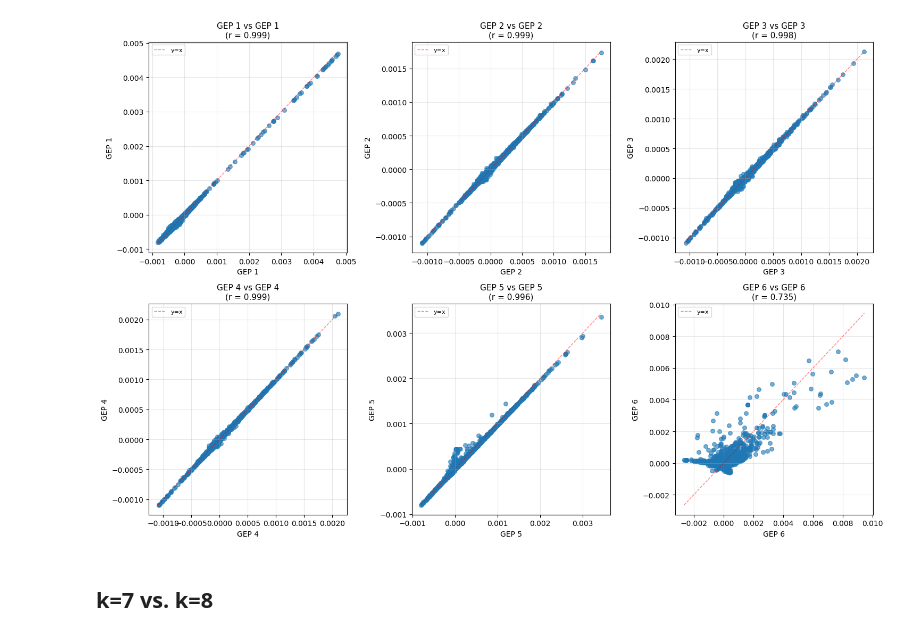
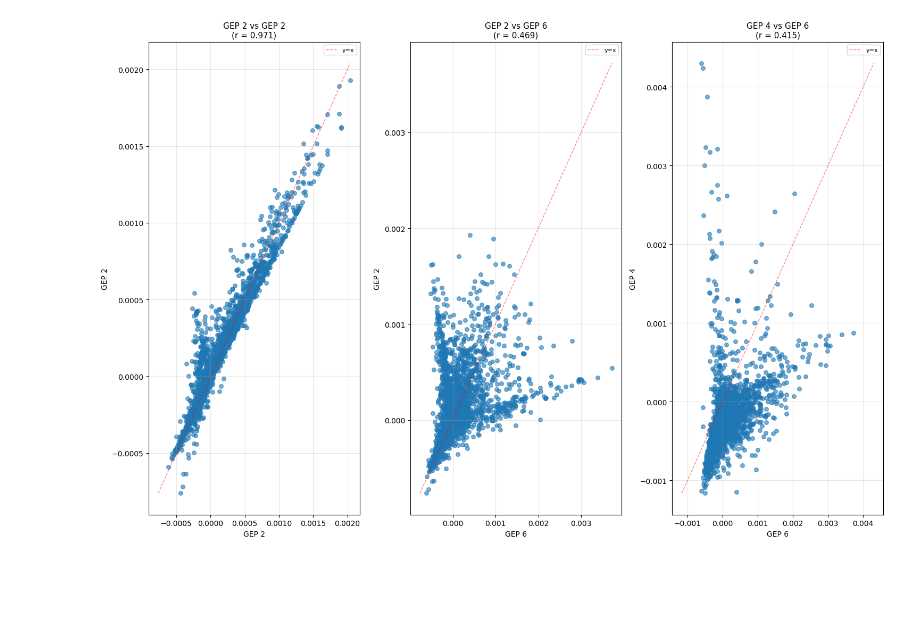
Before and after one commit to sumedhars/dinh-lab-cnmf, a Jupyter notebook: 1_cnmf_result_exploration.ipynb, the cells around one changed output. Cells and saved outputs as stored; diff of their text form; code cells hidden in the pictures; blank space fills up the shorter version.

Commit message:
k comparison clustering

```diff
--- a/1_cnmf_result_exploration.ipynb
+++ b/1_cnmf_result_exploration.ipynb
@@ -68,3 +68,3 @@ def plot_gep_comparisons(df1, df2, gep_pairs, figsize=(15, 10), ncols=3):
 # %%
-s2_k7 = pd.read_csv('all_datasets_consensus/anal_pc5_c21_S2.filtered_consensus_outputs/anal_pc5_c21_S2.filtered.gene_spectra_score.k_7.dt_0_01.txt', sep='\t')
-s2_k7.drop(columns={"Unnamed: 0"}, inplace=True)
+s1_k8 = pd.read_csv('all_datasets_consensus/anal_pc5_c21_S1.filtered_consensus_outputs/anal_pc5_c21_S1.filtered.gene_spectra_score.k_8.dt_0_01.txt', sep='\t', index_col=0)
+s1_k8.head()
@@ -75,5 +79,5 @@ AttributeError: 'NoneType' object has no attribute 'iloc'
 # %%
-s2_k7 = s2_k7.dropna(axis='columns', how='any')
-s2_k7.head(7)
+s1_k8 = s1_k8.dropna(axis='columns', how='any')
+s1_k8.head(7)
 # %% [output]
 |  | A2M | A2ML1 | A3GALT2 | A4GALT | AAAS | AACS | AARD | AASS | AATK | ABCA1 | ... | ... |
@@ -102,0 +92,3 @@ s2_k6.head(6)
+# %%
+s1_k9 = pd.read_csv('all_datasets_consensus/anal_pc5_c21_S1.filtered_consensus_outputs/anal_pc5_c21_S1.filtered.gene_spectra_score.k_9.dt_0_01.txt', sep='\t', index_col=0)
+s1_k9.head()
@@ -102,0 +103,3 @@ s2_k6.head(6)
+# %%
+s1_k9 = s1_k9.dropna(axis='columns', how='any')
+s1_k9.head(7)
@@ -103,16 +116,11 @@ s2_k6.head(6)
 # %%
 gep_comparisons = [
-    (0, 0),  # GEP 1 vs GEP 1
     (1, 1),  # GEP 2 vs GEP 2
-    (2, 2),
-    (3, 3),
-    (4, 4),
-    (5, 5),
+    (1, 5),
+    (3, 5)
 ]
 
-fig, axes = plot_gep_comparisons(s2_k6, s2_k7, gep_comparisons, figsize=(15, 10), ncols=3)
+fig, axes = plot_gep_comparisons(s1_k8, s1_k9, gep_comparisons, figsize=(15, 10), ncols=3)
 plt.show()
 # %% [output]
-[figure, old version]
+[figure, new version]
-# %% [markdown]
-## k=7 vs. k=8
```
Also changed, not shown: parts of 10 cells of this notebook, 12 other files.
